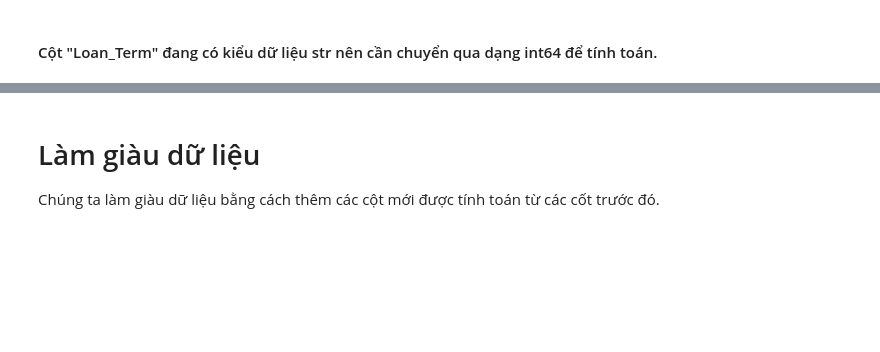
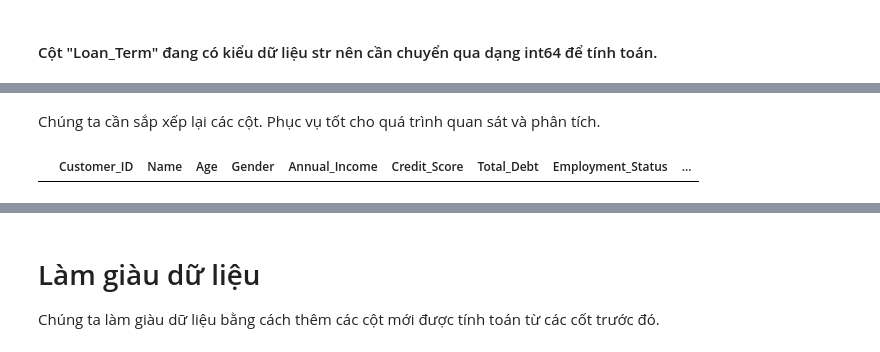
Before and after one commit to EnbacMig21/Nguoichovay, a Jupyter notebook: processing-raw-data/data_preprocessing/prepare_data.ipynb, the cells around one changed output, grey strips where cells are left out. Cells and saved outputs as stored; diff of their text form; code cells hidden in the pictures; blank space fills up the shorter version.

```diff
--- a/processing-raw-data/data_preprocessing/prepare_data.ipynb
+++ b/processing-raw-data/data_preprocessing/prepare_data.ipynb
@@ -112,3 +115,2 @@ Ta thấy hai cột "Loan_ID" và Customer_ID" dùng để liên kết các bả
 # %%
-final_df = final_df.drop(['Loan_ID','Customer_ID'], axis = 1)
-final_df
+final_df = final_df.drop(['Loan_ID'], axis = 1)
@@ -164,0 +173,10 @@ final_df
+# %% [markdown]
+Chúng ta cần sắp xếp lại các cột. Phục vụ tốt cho quá trình quan sát và phân tích.
+# %%
+names = ['Customer_ID','Name','Age','Gender','Annual_Income','Credit_Score','Total_Debt','Employment_Status','Default','Loan_Amount','Interest_Rate','Loan_Term','Loan_Start_Date']
+# %%
+final_df = final_df[names]
+# %%
+final_df.head(0)
+# %% [output]
+|  | Customer_ID | Name | Age | Gender | Annual_Income | Credit_Score | Total_Debt | Employment_Status | ... |
```
Also changed, not shown: parts of 15 cells of this notebook.
